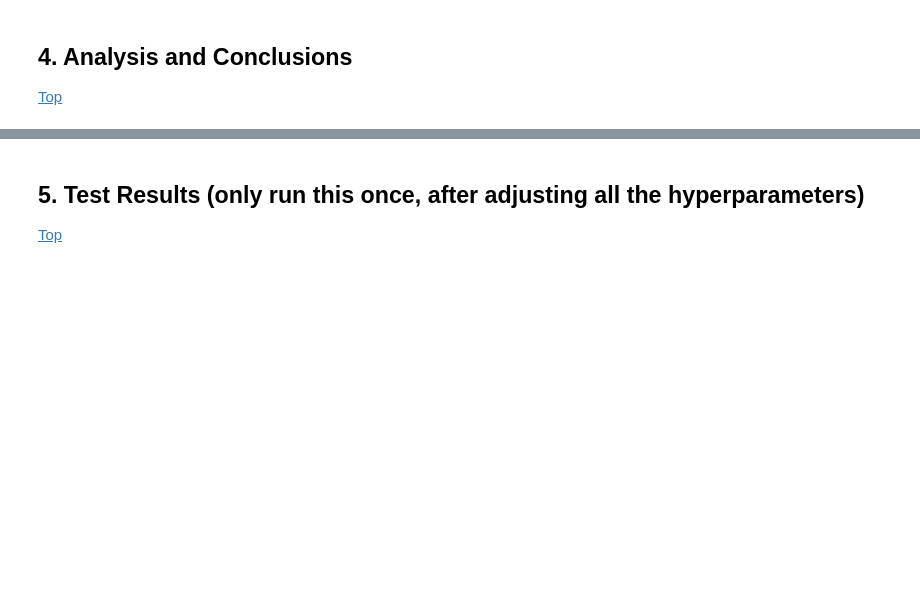
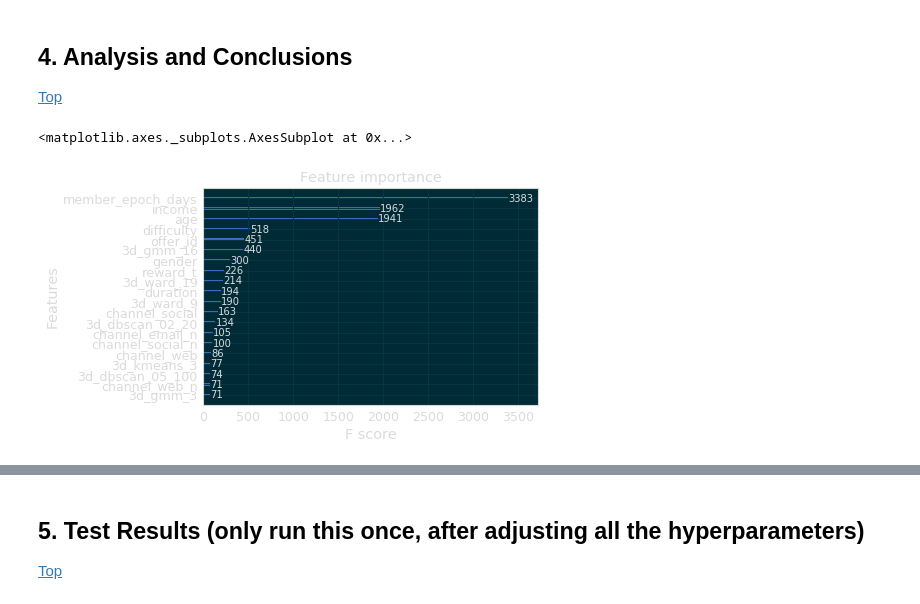
Before and after one commit to mtasende/starbucks-advertising, a Jupyter notebook: notebooks/profit_10_days_experiments/e000-mt-template-estimator.ipynb, the cells around one changed output, grey strips where cells are left out. Saved outputs shown, nothing was run; the diff lists cells and outputs as text; code cells hidden in the pictures; blank space fills up the shorter version.

```diff
--- a/notebooks/profit_10_days_experiments/e000-mt-template-estimator.ipynb
+++ b/notebooks/profit_10_days_experiments/e000-mt-template-estimator.ipynb
@@ -116,3 +92,5 @@ model = Pipeline([
+# %%
+model = p10.ProfitsPredictor(encoder=encoder, view_cols=view_cols, profit_cols=profit_cols)
 # %% [markdown]
 ## 3. Evaluate the model <a id='eval'/>
 [Top](#top)
@@ -165,0 +112,7 @@ Validation F1-score: 0.6801798586824639
+# %%
+n_feats = 20
+# %%
+plot_importance(model.views_model.named_steps['estimator'], max_num_features=n_feats)
+# %% [output]
+<matplotlib.axes._subplots.AxesSubplot at 0x...>
+[figure, added]
```
Also changed, not shown: parts of 24 cells of this notebook, 4 other files.
